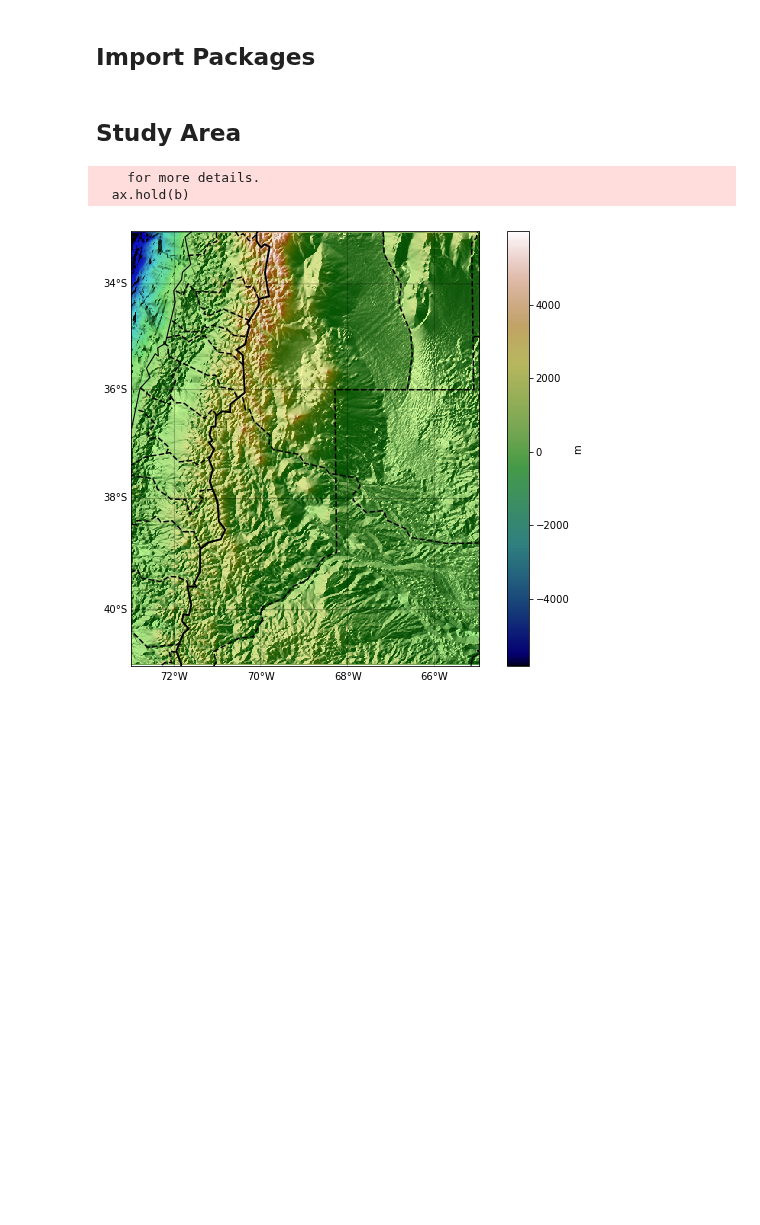
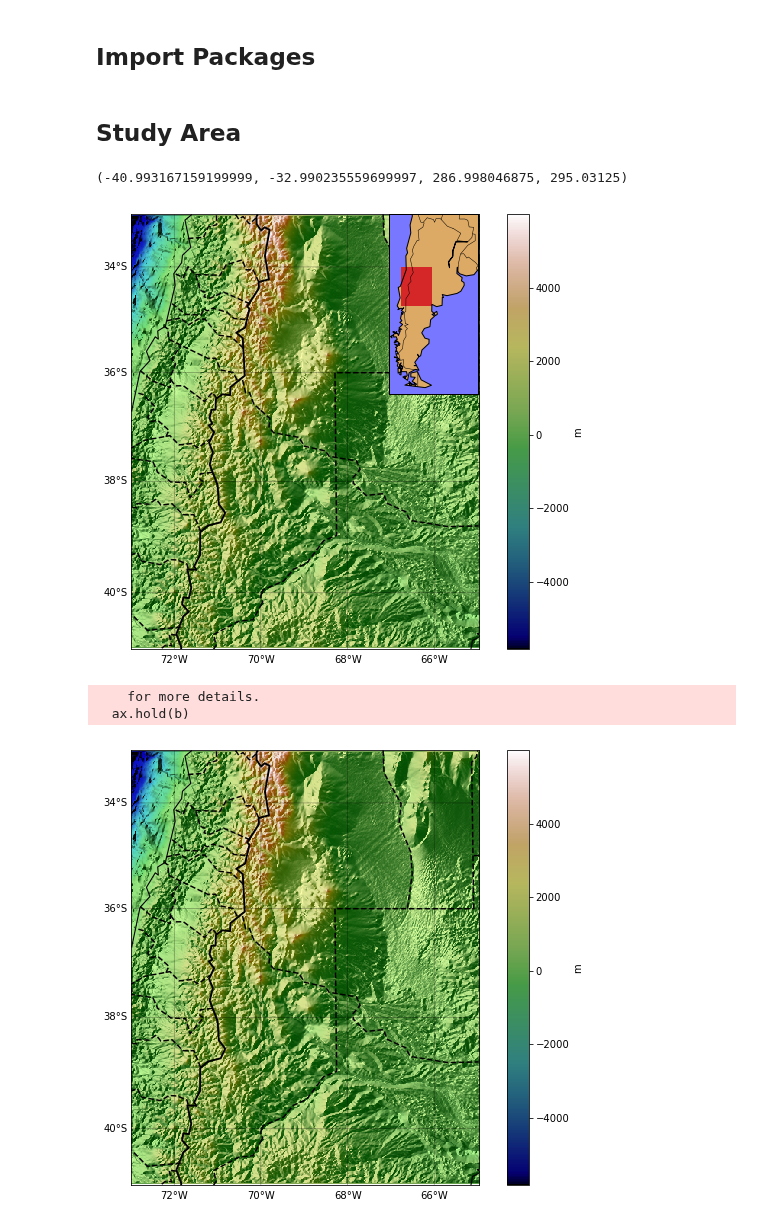
Before and after one commit to pinga-lab/tesseroid-variable-density, a Jupyter notebook: code/08-neuquen-basin.ipynb, the cells around one changed output. Drawn from its saved outputs; the diff is of its cells as text; code cells hidden in the pictures; blank space fills up the shorter version.

```diff
--- a/code/08-neuquen-basin.ipynb
+++ b/code/08-neuquen-basin.ipynb
@@ -25,6 +28,80 @@ area = (lat.min(), lat.max(), lon.min(), lon.max())
 
 topography = {'lon': lon, 'lat': lat, 'topo': topo,
               'shape': shape, 'area': area}
+# %%
+fig, ax = plt.subplots(figsize=(10, 8))
+
+bm = Basemap(projection='merc',
+             llcrnrlon=area[2],
+             llcrnrlat=area[0],
+             urcrnrlon=area[3],
+             urcrnrlat=area[1],
+             resolution='l')
+
+topo = np.ma.masked_array(topography['topo'],
+                          np.isnan(topo))
+x, y = bm(topography['lon'], topography['lat'])
+cmap = plt.cm.gist_earth
+vmax = np.abs([np.nanmin(topo), np.nanmax(topo)]).max()
+vmin = -vmax
+shape = topography['shape']
+
+# Hillshaded topography
+ls = LightSource(azdeg=240, altdeg=45)
+rgb = ls.shade(topo.reshape(shape), cmap,
+               blend_mode='overlay', vmin=vmin, vmax=vmax)
+bm.imshow(rgb)
+
+# Proxy image for colorbar
+im = bm.imshow(topo.reshape(shape), cmap=cmap)
+im.remove()
+plt.colorbar(im, label='m')
+
+bm.drawcountries(linewidth=1.9, color='k')
+bm.drawstates(linewidth=1.5, linestyle='--', color='k')
+bm.drawcoastlines(linewidth=1.1, color='k')
+bm.drawmeridians(np.arange(-80, -50, 2), linewidth=0.5,
+                 labels=[False, False, False, True])
+bm.drawparallels(np.arange(-50, -30, 2), linewidth=0.5,
+                 labels=[True, False, False, False])
+
+
+# big map
+height = 2.5
+width = 2.5/2
+axins = inset_axes(ax,
+                   width=width,
+                   height=height,
+                   loc=1,
+                   borderpad=0)
+
+map2 = Basemap(projection='merc',
+               llcrnrlon=360 - 76, llcrnrlat=-56,
+               urcrnrlon=360 - 53, urcrnrlat=-21,
+               ax=axins)
+map2.drawmapboundary(fill_color='#7777ff')
+map2.fillcontinents(color='#ddaa66', lake_color='#7777ff')
+map2.drawcoastlines()
+map2.drawcountries()
+
+print area
+x1, y1 = map2(area[2], area[0])
+x2, y2 = map2(area[3], area[1])
+
+#rectangle = Rectangle((area[0], area[2]),
+#                      area[3] - area[2],
+#                      area[1] - area[0])
+
+rectangle = Rectangle((x1, y1),
+                      abs(x2 - x1),
+                      abs(y2 - y1),
+                      facecolor='C3')
+
+axins.add_patch(rectangle)
+plt.show()
+# %% [output]
+(-40.993167159199999, -32.990235559699997, 286.998046875, 295.03125)
+[figure, added]
 # %%
 fig, ax = plt.subplots(figsize=(10, 8))
 
```
Also changed, not shown: parts of 1 cell of this notebook.
